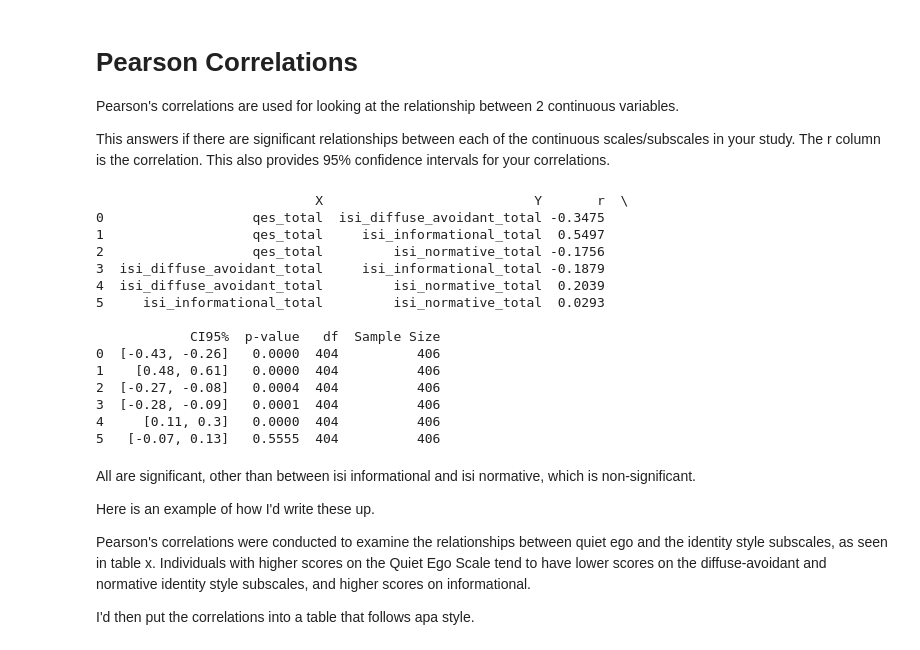
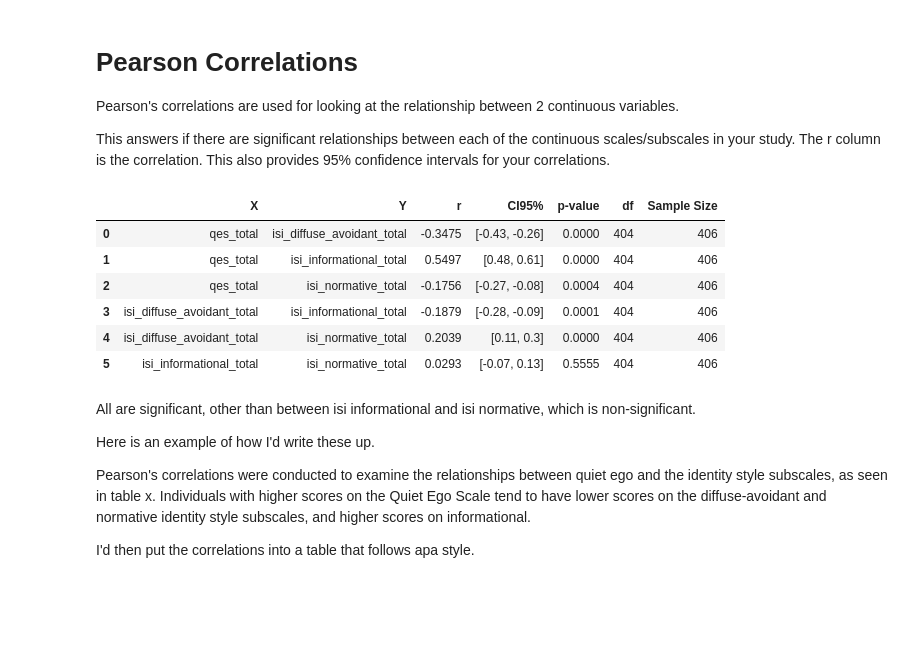
Before and after one commit to ReneeErnst/worldview-study, a Jupyter notebook: notebooks/analysis.ipynb, the cells around one changed output. Cells and saved outputs as stored; diff of their text form; code cells hidden in the pictures; blank space fills up the shorter version.

```diff
--- a/notebooks/analysis.ipynb
+++ b/notebooks/analysis.ipynb
@@ -124,32 +125,24 @@ This answers if there are significant relationships between each of the continuo
 # %%
 corrs = analysis.pearsons_correlation_matrix(
     df[
         [
             "qes_total",
             "isi_diffuse_avoidant_total",
             "isi_informational_total",
             "isi_normative_total",
         ]
     ]
 )
 
-print(corrs)
+display(corrs)
 # %% [output]
-                            X                           Y       r  \
-0                   qes_total  isi_diffuse_avoidant_total -0.3475
-1                   qes_total     isi_informational_total  0.5497
-2                   qes_total         isi_normative_total -0.1756
-3  isi_diffuse_avoidant_total     isi_informational_total -0.1879
-4  isi_diffuse_avoidant_total         isi_normative_total  0.2039
-5     isi_informational_total         isi_normative_total  0.0293
-
-            CI95%  p-value   df  Sample Size
-0  [-0.43, -0.26]   0.0000  404          406
-1    [0.48, 0.61]   0.0000  404          406
-2  [-0.27, -0.08]   0.0004  404          406
-3  [-0.28, -0.09]   0.0001  404          406
-4     [0.11, 0.3]   0.0000  404          406
-5   [-0.07, 0.13]   0.5555  404          406
+|  | X | Y | r | CI95% | p-value | df | Sample Size |
+| 0 | qes_total | isi_diffuse_avoidant_total | -0.3475 | [-0.43, -0.26] | 0.0000 | 404 | 406 |
+| 1 | qes_total | isi_informational_total | 0.5497 | [0.48, 0.61] | 0.0000 | 404 | 406 |
+| 2 | qes_total | isi_normative_total | -0.1756 | [-0.27, -0.08] | 0.0004 | 404 | 406 |
+| 3 | isi_diffuse_avoidant_total | isi_informational_total | -0.1879 | [-0.28, -0.09] | 0.0001 | 404 | 406 |
+| 4 | isi_diffuse_avoidant_total | isi_normative_total | 0.2039 | [0.11, 0.3] | 0.0000 | 404 | 406 |
+| 5 | isi_informational_total | isi_normative_total | 0.0293 | [-0.07, 0.13] | 0.5555 | 404 | 406 |
 # %% [markdown]
 All are significant, other than between isi informational and isi normative, which is non-significant.
 
```
Also changed, not shown: parts of 25 cells of this notebook, 2 other files.
